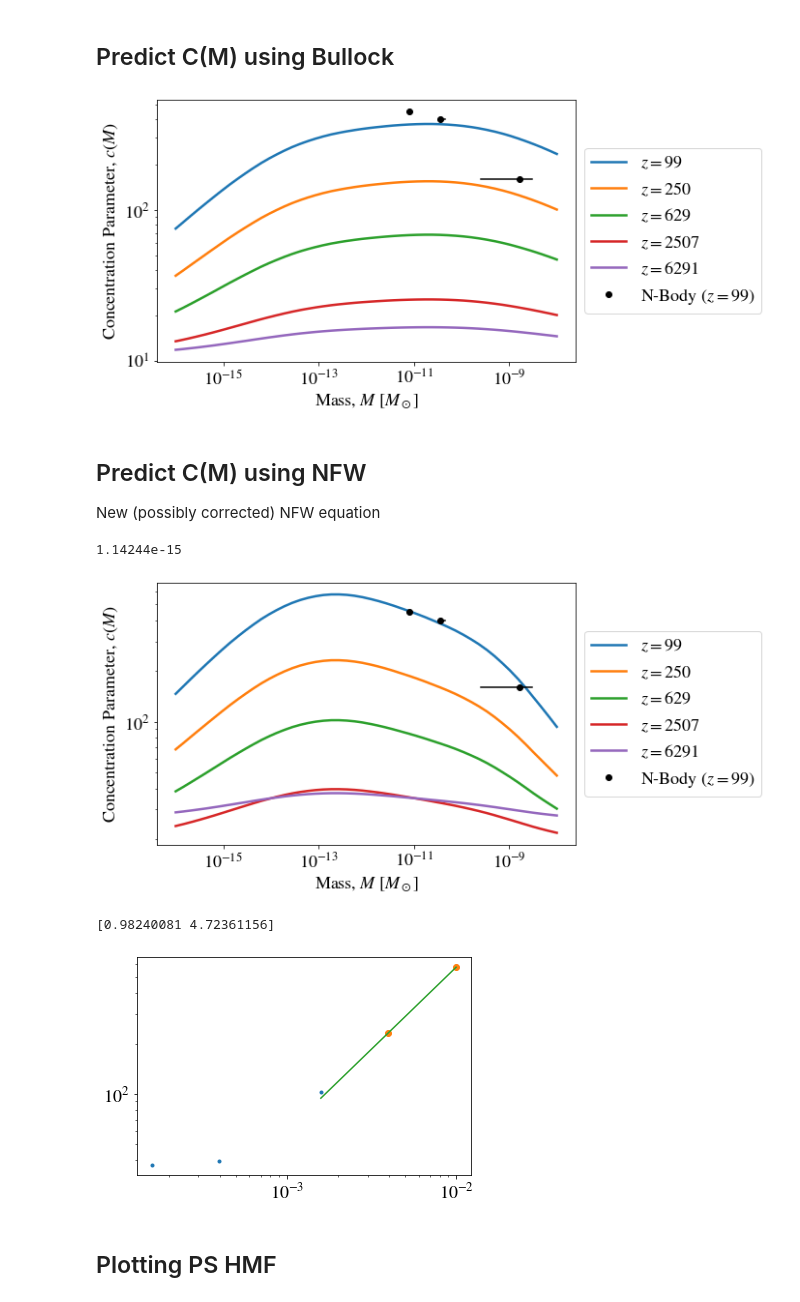
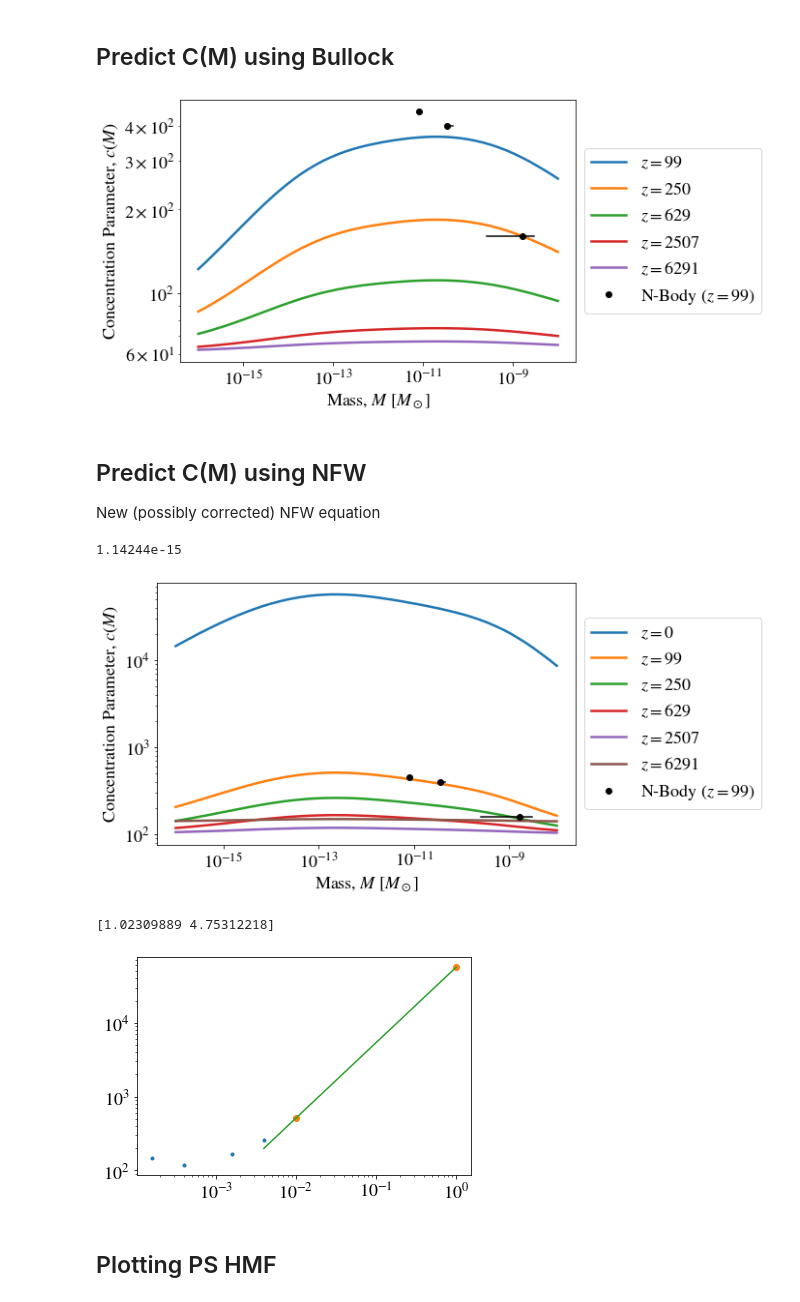
Before and after one commit to David-Ellis/m3p_merger, a Jupyter notebook: HaloConcs.ipynb, the cells around one changed output. Saved outputs shown, nothing was run; the diff lists cells and outputs as text; code cells hidden in the pictures.

```diff
--- a/HaloConcs.ipynb
+++ b/HaloConcs.ipynb
@@ -180,11 +172,14 @@ nbodyy = [160, 400, 450]
 
 pspec = [Pdata, kdata]
 
+epsilon = 10
+krange = [1.0e5, 1.0e13]
+
 def NFW_concSolve(mass, C):
-    return ps.pred_conc(mass, C, 99, mode = "NFW",pspec=pspec, f=0.01)
+    return ps.pred_conc(mass, C, 99, mode = "NFW", pspec=pspec, f=0.01, krange = krange, epsilon = epsilon)
 
 def Bullock_concSolve(mass, C):
-    return ps.pred_conc(mass, C, 99, mode = "Bullock", pspec=pspec, f = 0.00001)
+    return ps.pred_conc(mass, C, 99, mode = "Bullock", pspec=pspec, f = 0.00001, krange = krange, epsilon = epsilon)
 
 popt2, pcov2 = curve_fit(Bullock_concSolve, nbodyx, nbodyy, p0 = 1)
 print("k_Bullock = {:.3}".format(popt2[0]))
@@ -197,12 +194,14 @@ k_NFW = 9.38e+04
 # %% [markdown]
 <h2>Predict C(M) using Bullock</h2>
 # %%
-k_Bullock = 10.6
+krange = [1.0e5, 1.0e13]
+k_Bullock = 61.3# 10.6
+masses = np.logspace(-16,-8)
 
-masses = np.logspace(-16,-8)
 zs = np.sort([99, 250, 629, 2507, 6291])
+
 ys = np.array([ps.pred_conc(masses, k_Bullock, z,
-                            pspec = [Pdata, kdata], mode="Bullock", f=0.00001) for z in zs])
+                            pspec = [Pdata, kdata], mode="Bullock", f=0.00001, krange = krange, epsilon = epsilon) for z in zs])
 xs = np.array([masses for z in zs]) # could also use np.tile
 
 # Prepare Figure
@@ -228,17 +227,18 @@ plt.tight_layout()
 
 #np.save("./FinalGraphs/Data/PSconcBullock.npy",[xs[0], zs, ys])
 # %% [output]
-[figure, old version]
+[figure, new version]
 # %% [markdown]
 <h2>Predict C(M) using NFW</h2>
 New (possibly corrected) NFW equation
 # %%
-k_NFW = 9.38e+04
+k_NFW = 1.08e+07#9.38e+04
+krange = [1.0e5, 1.0e13]
 
 masses = np.logspace(-16,-8)
-zs = np.sort([99, 250, 629, 2507, 6291])
+zs = np.sort([0, 99, 250, 629, 2507, 6291])
 ys = np.array([ps.pred_conc(masses, k_NFW, z,
-                            pspec = [Pdata, kdata], mode="NFW", f=0.01) for z in zs])
+                            pspec = [Pdata, kdata], mode="NFW", f=0.01, krange = krange, epsilon = epsilon) for z in zs])
 xs = np.array([masses for z in zs]) # could also use np.tile
 print(max(Pdata))
 # Prepare Figure
@@ -254,36 +254,36 @@ for i,z in enumerate(zs):
 ax1.loglog([163e-11, 3.5e-11, 0.8e-11], [160, 400, 450],'ko', label = "N-Body ($z = 99$)")
 ax1.loglog([26e-11, 300e-11], [160,160],'k-')
 ax1.loglog([3.4e-11, 4.6e-11], [400,400],'k-')
 
 # Add labels and legend
 ax1.set_ylabel("Concentration Parameter, $c(M)$")
 ax1.set_xlabel("Mass, $M$ [$M_{\odot}$]")
 plt.legend(loc='center left', bbox_to_anchor=(1, 0.5), ncol=1)
 ax1.set_xlabel(r"Mass, $M$ [$M_\odot$]")
 plt.tight_layout()
 
 plt.show()
 a = 1/(np.asarray(zs)+1)
 c_max = np.asarray([max(ys[i]) for i in range(len(ys))])
 plt.loglog(a, c_max,'.')
 plt.loglog(a[:2], c_max[:2],'o')
 
 p1 = np.polyfit(np.log10(a[:2]), np.log10(c_max[:2]), deg = 1)
 
 plt.loglog(a[:3], 10**(p1[0]*np.log10(a[:3])+ p1[1]))
 print(p1)
 
 # p1 = np.polyfit(np.log10(a[:2]), np.log10(c_max[:2]), deg = 1)
 # plt.loglog(a[:3], 10**(p1[0]*np.log10(a[:3]) + p1[1]))
 # print(p1)
 
 
 #np.save("./FinalGraphs/Data/PSconcNFW.npy",[xs[0], zs, ys])
 # %% [output]
 1.14244e-15
-[figure, old version]
+[figure, new version]
-[0.98240081 4.72361156]
+[1.02309889 4.75312218]
-[figure, old version]
+[figure, new version]
 # %% [markdown]
 <h2>Plotting PS HMF</h2>
 # %%
```
Also changed, not shown: parts of 3 cells of this notebook, 1 other file.
